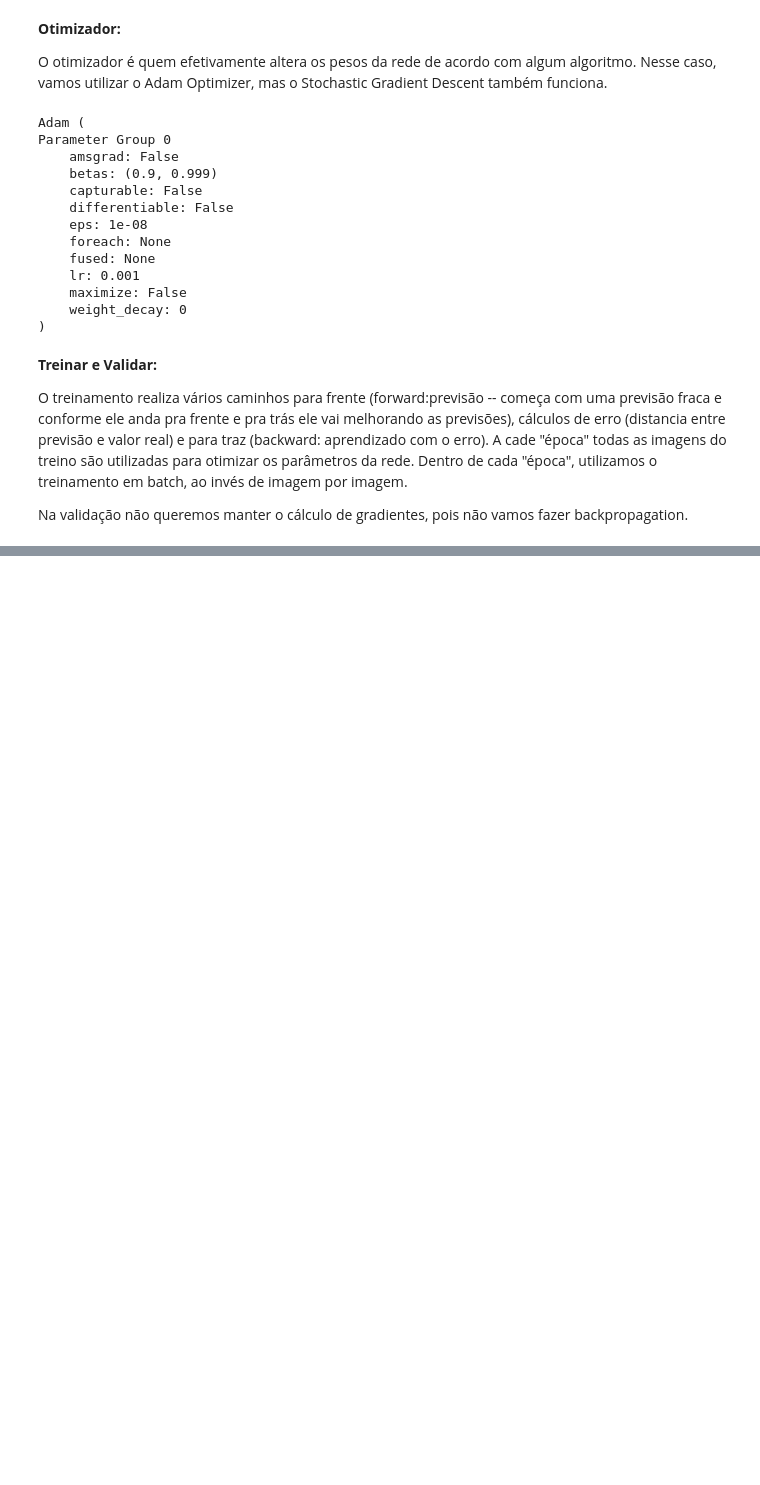
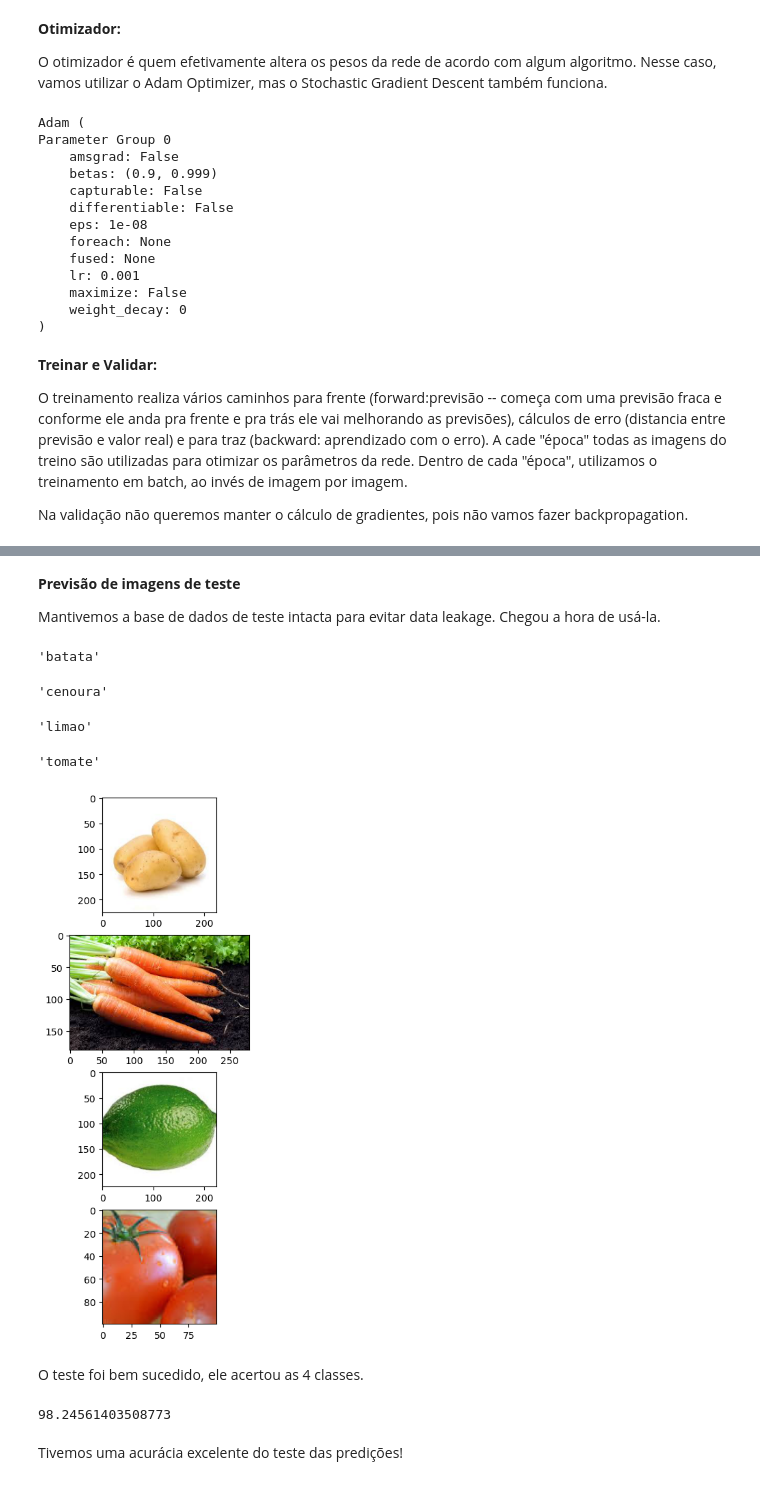
Before and after one commit to rhyanfrazao/projeto-classificacao-de-imagens, a Jupyter notebook: projeto-classificacao-imagens.ipynb, the cells around one changed output, grey strips where cells are left out. Cells and saved outputs as stored; diff of their text form; code cells hidden in the pictures; blank space fills up the shorter version.

```diff
--- a/projeto-classificacao-imagens.ipynb
+++ b/projeto-classificacao-imagens.ipynb
@@ -590,0 +679,26 @@ def treinar_e_validar(modelo, metrica_erro, otimizador, epocas=10):
+# %% [markdown]
+<b>Previsão de imagens de teste</b>
+
+Mantivemos a base de dados de teste intacta para evitar data leakage. Chegou a hora de usá-la.
+# %%
+# Testando cada uma das classes
+figura, plots = plt.subplots(nrows=numero_de_classes, ncols=1, figsize=(5, 10))
+
+for indice, classe in enumerate(pastas_com_nome_de_vegetais):
+    pasta_teste_classe = os.path.join(pasta_teste, classe)
+    imagem = os.path.join(pasta_teste_classe, os.listdir(pasta_teste_classe)[2])
+    imagem_teste = PIL.Image.open(imagem)
+
+    plots[indice].imshow(imagem_teste)
+
+    predicoes = predicao_lets_veggie(imagem_teste)
+
+    display(max(predicoes, key=predicoes.get))
+# %% [output]
+'batata'
+'cenoura'
+'limao'
+'tomate'
+[figure, added]
+# %% [markdown]
+O teste foi bem sucedido, ele acertou as 4 classes.
@@ -590,0 +727,7 @@ def treinar_e_validar(modelo, metrica_erro, otimizador, epocas=10):
+# %%
+# Chamando a função e passando a pasta com as imagens de teste
+acuracia_teste(pasta_teste)
+# %% [output]
+98.24561403508773
+# %% [markdown]
+Tivemos uma acurácia excelente do teste das predições!
```
Also changed, not shown: parts of 8 cells of this notebook.
